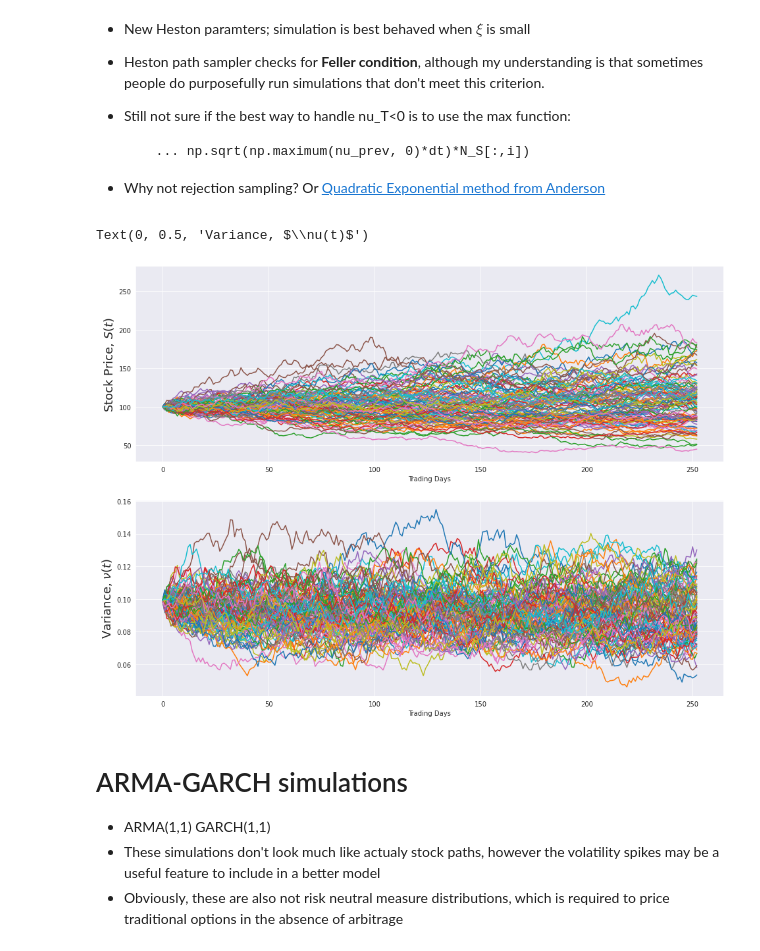
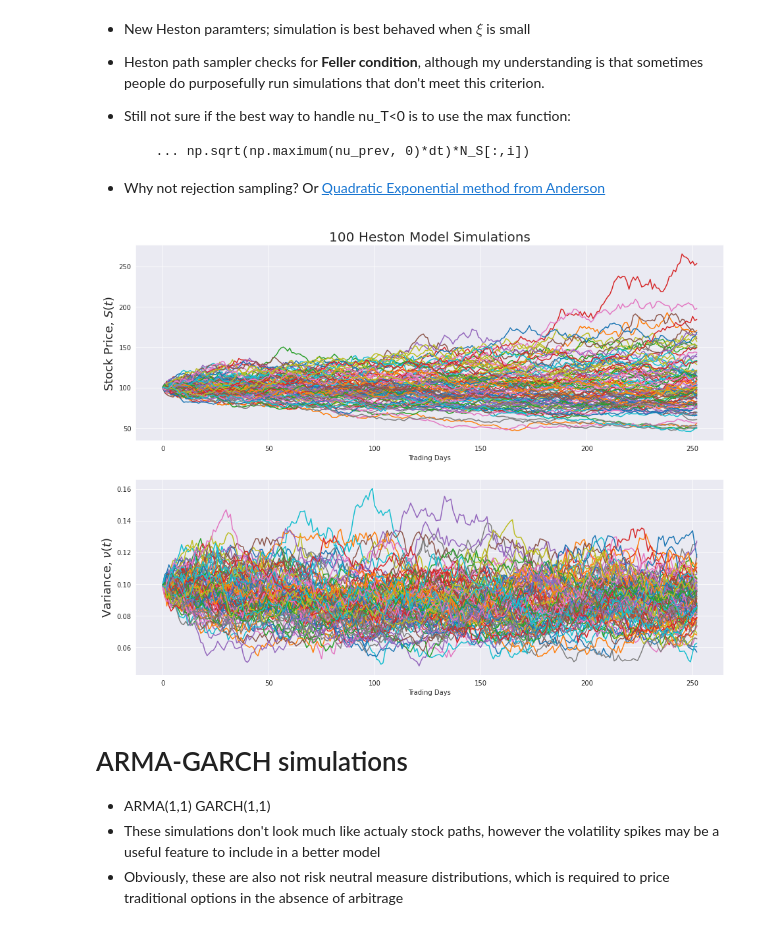
Before and after one commit to tdore738/Erdos_Inst_Quant_Fin_2025, a Jupyter notebook: Mini Projects/Mini Project 4.ipynb, the cells around one changed output. Saved outputs shown, nothing was run; the diff lists cells and outputs as text; code cells hidden in the pictures.

```diff
--- a/Mini Projects/Mini Project 4.ipynb
+++ b/Mini Projects/Mini Project 4.ipynb
@@ -403,32 +403,34 @@ plt.show()
 # %%
 kappa = 5
 theta = .3**2
 xi = 0.01
 nu_0 = theta*(1+0.1)
 rho = 0.5
 S0 = 100
 t = 1
 n_steps = 252
 r = 0.04
 n_paths = 100
 dt = t / n_steps
 mu = .06
 scale = 1
 
 S_T, nu_T = stock_path_heston_model(S0, t, r, mu, n_paths, n_steps, nu_0, theta, rho, kappa, xi, scale)
 
 fig, (ax_S,ax_nu) = plt.subplots(2,1,figsize=(16,12))
 for i,path in enumerate(S_T):
     ax_S.plot(path)
     ax_nu.plot(nu_T[i,:])
 
 ax_S.set_xlabel("Trading Days")
 ax_S.set_ylabel(r"Stock Price, $S(t)$",fontsize=18)
 ax_nu.set_xlabel("Trading Days")
 ax_nu.set_ylabel(r"Variance, $\nu(t)$",fontsize=18)
+
+ax_S.set_title(f"{n_paths} Heston Model Simulations",fontsize=20)
+plt.show()
 # %% [output]
-Text(0, 0.5, 'Variance, $\\nu(t)$')
-[figure, old version]
+[figure, new version]
 # %% [markdown]
 # ARMA-GARCH simulations
 - ARMA(1,1) GARCH(1,1)
```
Also changed, not shown: parts of 4 cells of this notebook.
